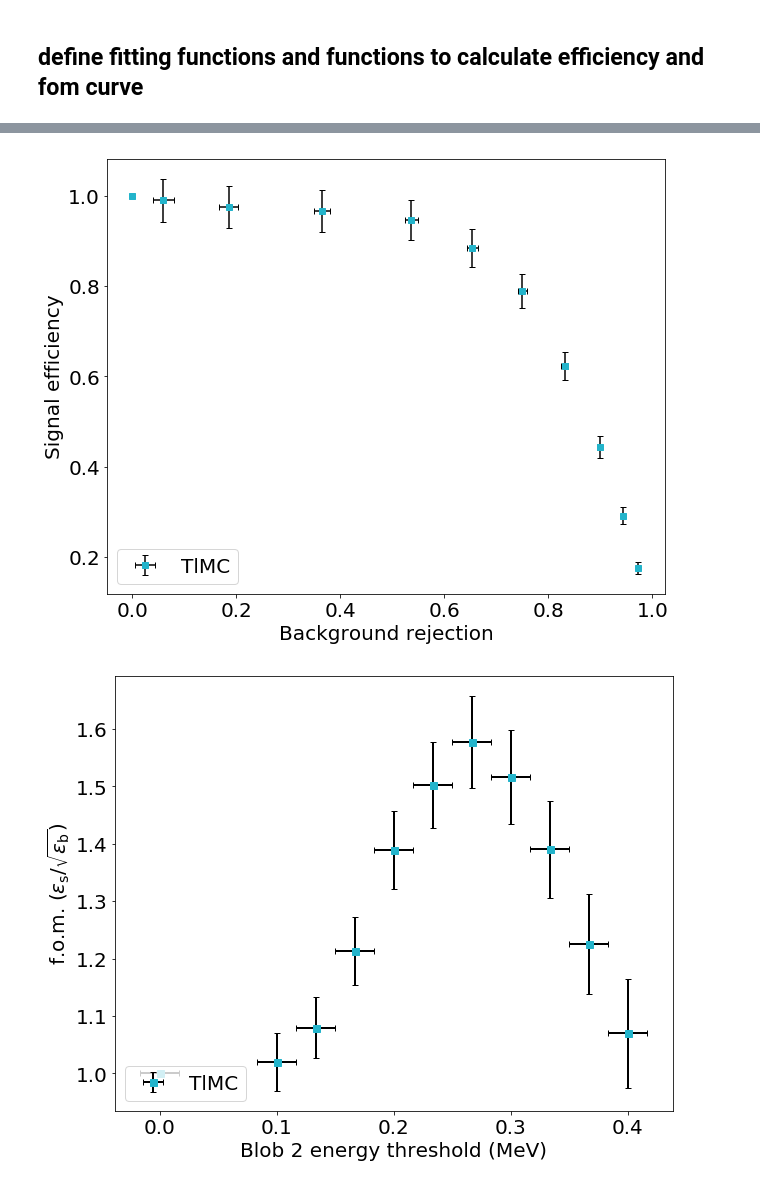
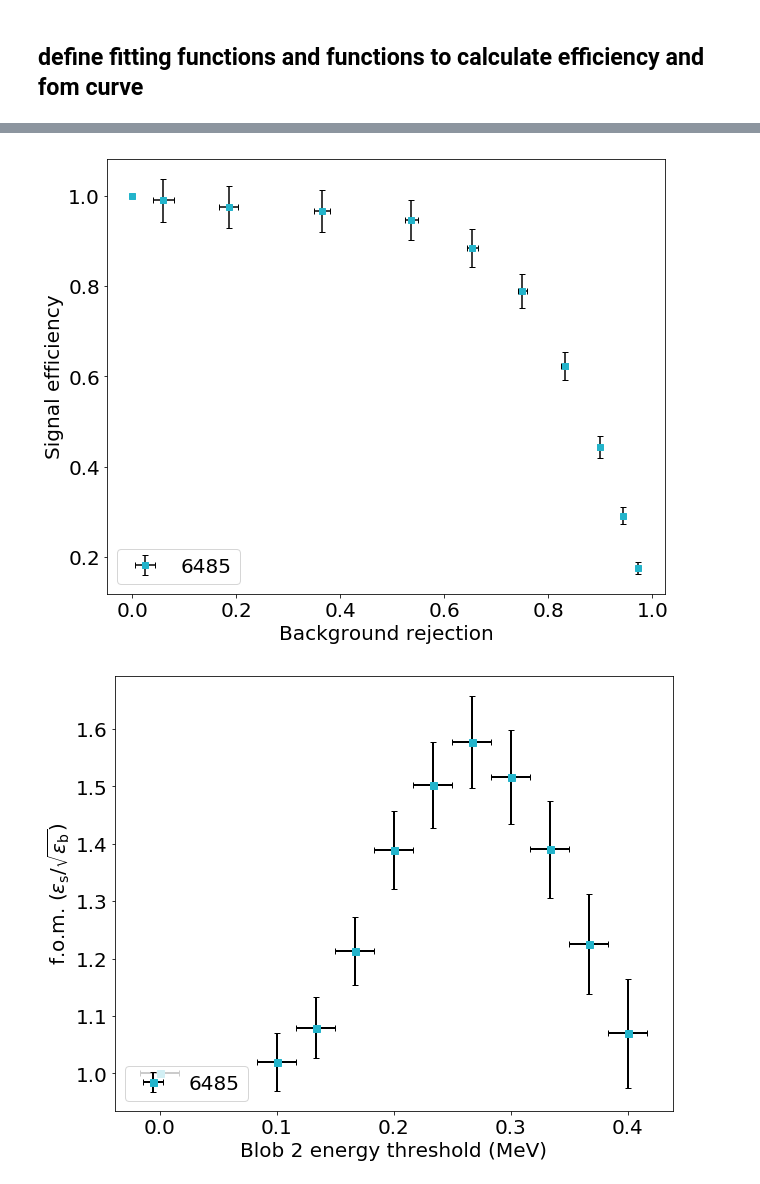
Before and after one commit to next-exp/InteractiveNBs, a Jupyter notebook: IC_NBS/esmeralda_output_analysis/DE_blob_analysis.ipynb, the cells around one changed output, grey strips where cells are left out. Saved outputs shown, nothing was run; the diff lists cells and outputs as text; code cells hidden in the pictures.

```diff
--- a/IC_NBS/esmeralda_output_analysis/DE_blob_analysis.ipynb
+++ b/IC_NBS/esmeralda_output_analysis/DE_blob_analysis.ipynb
@@ -351,18 +350,18 @@ data_color = (r / 255., g / 255., b / 255.)
 # %%
 fig = plt.figure(1);
 fig.set_figwidth(10.);
 fig.set_figheight(8.);
 
 plt.rcParams["font.size"] = 20
 
 plt.errorbar(bckg_rej_one, sig_eff_one, xerr=err_bckg_one, yerr=err_sig_one, fmt='s', ecolor='black', \
-             color=data_color, marker='s', capsize=3, label='TlMC')
+             color=data_color, marker='s', capsize=3, label='6485')
 
 plt.xlabel('Background rejection')
 plt.ylabel('Signal efficiency')
 lnd = plt.legend(loc=3)
 # %% [output]
-[figure, old version]
+[figure, new version]
 # %%
 fig = plt.figure(1);
 fig.set_figwidth(10.);
@@ -373,9 +372,9 @@ bin_x=x[-1]-x[-2]
 err_x = np.ones_like(x)*bin_x/2
 
 plt.errorbar(x, fom_one, xerr=err_x[0], yerr=err_fom_one, fmt='s', markersize=ms, linewidth=lw, \
-             color=data_color, ecolor=ecolor, capsize=capsize, label='TlMC')
+             color=data_color, ecolor=ecolor, capsize=capsize, label='6485')
 plt.xlabel('Blob 2 energy threshold (MeV)')
 plt.ylabel(r'f.o.m. ($\varepsilon_{\rm s}/\sqrt{\varepsilon_{\rm b}}$)')
 lnd = plt.legend(loc=3)
 # %% [output]
-[figure, old version]
+[figure, new version]
```
Also changed, not shown: parts of 5 cells of this notebook, 1 other file.
